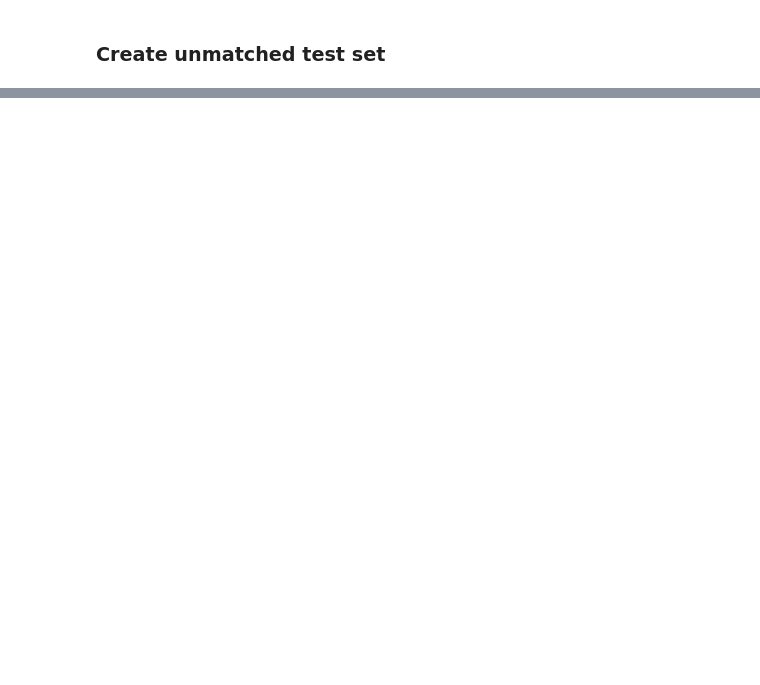
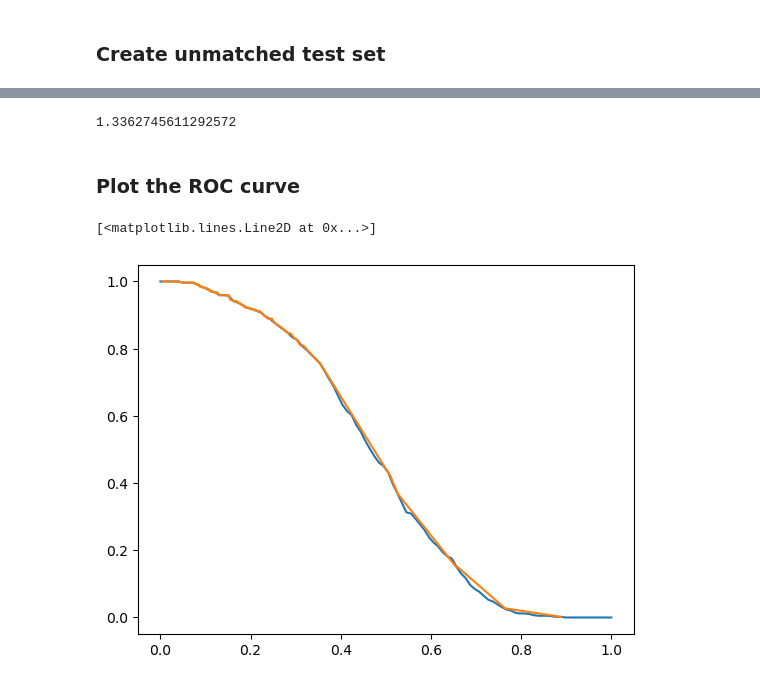
Before and after one commit to DJ-DVSA/facial_recogntion, a Jupyter notebook: notebooks/facial_matching_ROC_Curves.ipynb, the cells around one changed output, grey strips where cells are left out. Saved outputs shown, nothing was run; the diff lists cells and outputs as text; code cells hidden in the pictures; blank space fills up the shorter version.

```diff
--- a/notebooks/facial_matching_ROC_Curves.ipynb
+++ b/notebooks/facial_matching_ROC_Curves.ipynb
@@ -71,0 +224,51 @@ sum(im_features_unique['Race'] == 'indian')
+# %%
+## VGG-face
+
+# match_white_test_dist = [x["distance"] for x in match_white_test]
+
+# match_white_test_dist
+
+# im_features_white_test["dist"] = match_white_test_dist
+# im_features_white_test["Match"] = ((im_features_white_test["Name1"] == im_features_white_test["Name2"]))
+
+# im_features_white_test["Match"] = im_features_white_test["Match"].replace({True: 'Match', False: 'No Match'})
+
+# im_features_white_test["Confidence"] = 1- im_features_white_test["dist"]
+
+# im_features_white_test
+
+## Facenet 512
+match_white_test_dist_facenet512 = [x["distance"] for x in match_white_test_facenet512]
+
+im_features_white_test["dist_facenet512"] = match_white_test_dist_facenet512
+
+im_features_white_test["Confidence_facenet512"] = 1- im_features_white_test["dist_facenet512"]
+
+im_features_white_test["dist_facenet512"].max()
+# %% [output]
+1.3362745611292572
+# %% [markdown]
+### Plot the ROC curve
+# %%
+## This is just checking I understand how TPR works in sci-kit learn
+def tpr_calc(df, threshold, confidence = "Confidence", truth = "Match",  pos_label = "Match"):
+
+    tp = len(df[(df[confidence] >= threshold) & (df[truth] == pos_label)])
+    fn = len(df[(df[confidence] < threshold) & (df[truth] == pos_label)])
+
+    tpr = float(tp)/float(tp + fn)
+
+    return(tpr)
+
+
+tpr_test = tpr_calc(im_features_white_test, 0.5)
+
+threshold_array = np.linspace(0, 1, 100)
+
+tpr_test = [tpr_calc(im_features_white_test, x) for x in threshold_array]
+
+plt.plot(threshold_array, tpr_test)
+plt.plot(thresholds, tpr)
+# %% [output]
+[<matplotlib.lines.Line2D at 0x...>]
+[figure, added]
```
Also changed, not shown: parts of 15 cells of this notebook, 1 other file.
